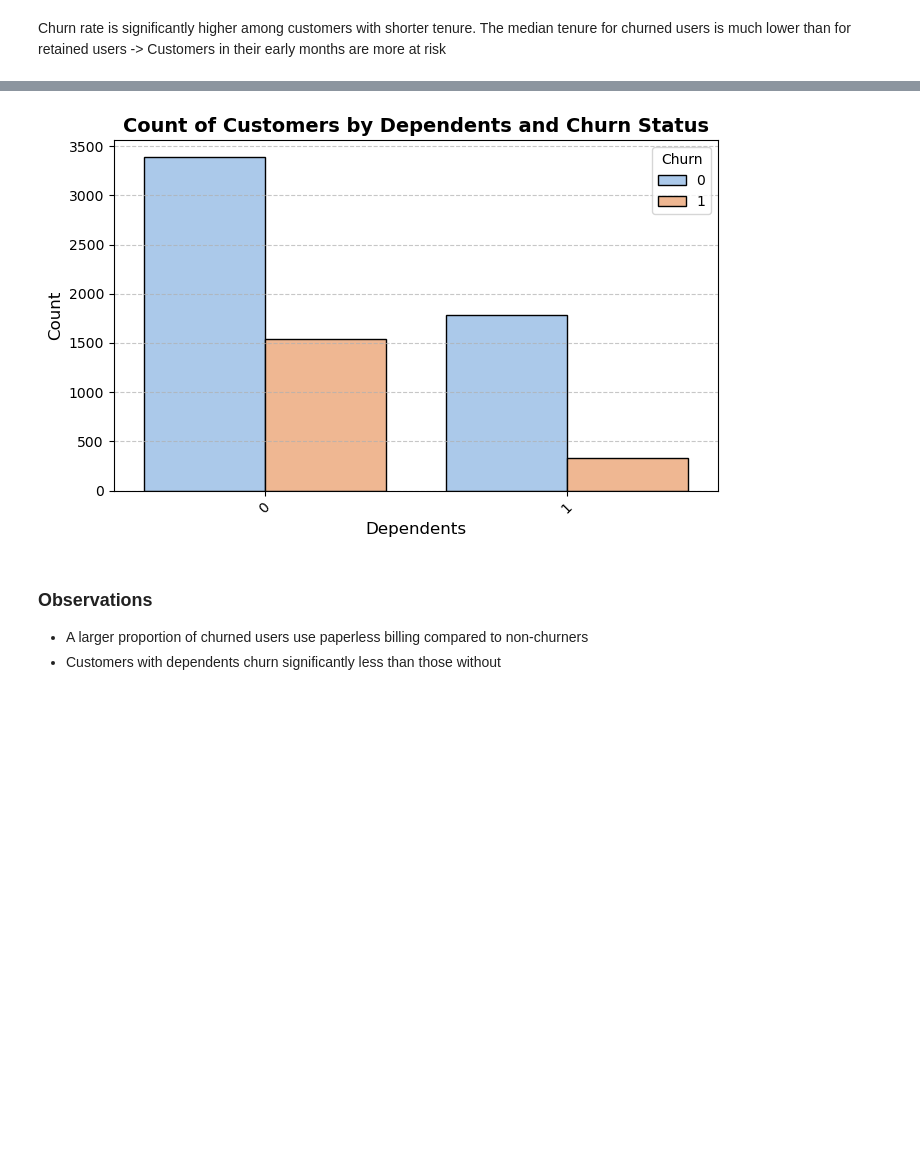
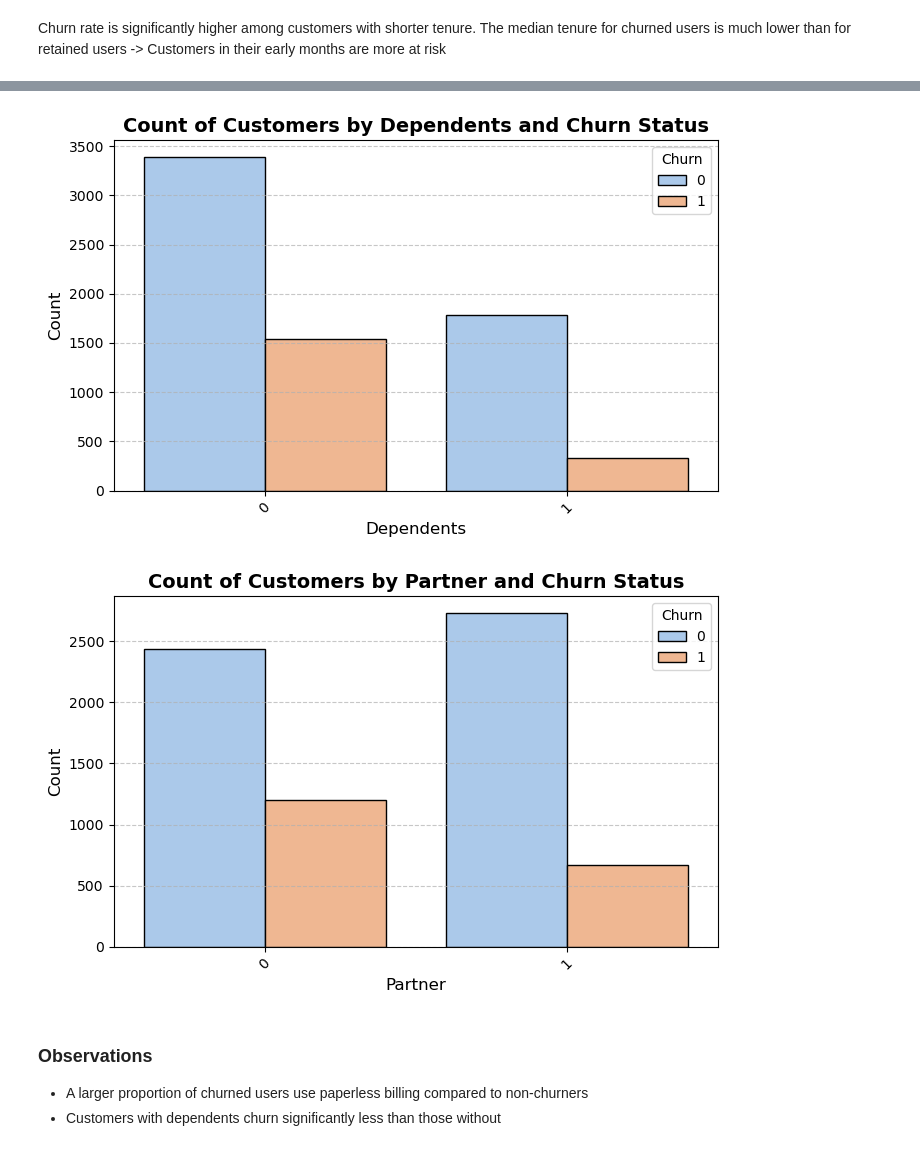
Before and after one commit to mewpunyapat/customer-churn-prediction, a Jupyter notebook: notebooks/eda.ipynb, the cells around one changed output, grey strips where cells are left out. Cells and saved outputs as stored; diff of their text form; code cells hidden in the pictures; blank space fills up the shorter version.

```diff
--- a/notebooks/eda.ipynb
+++ b/notebooks/eda.ipynb
@@ -198,9 +211,11 @@ Churn rate is significantly higher among customers with shorter tenure. The medi
 # %%
 countplot_with_churn(data, column='PaperlessBilling')
 countplot_with_churn(data, column='Dependents')
+countplot_with_churn(data, column='Partner')
 # %% [output]
 [figure]
 [figure]
+[figure, added]
 # %% [markdown]
 ### Observations
 - A larger proportion of churned users use paperless billing compared to non-churners
```
Also changed, not shown: parts of 29 cells of this notebook, 3 other files.
